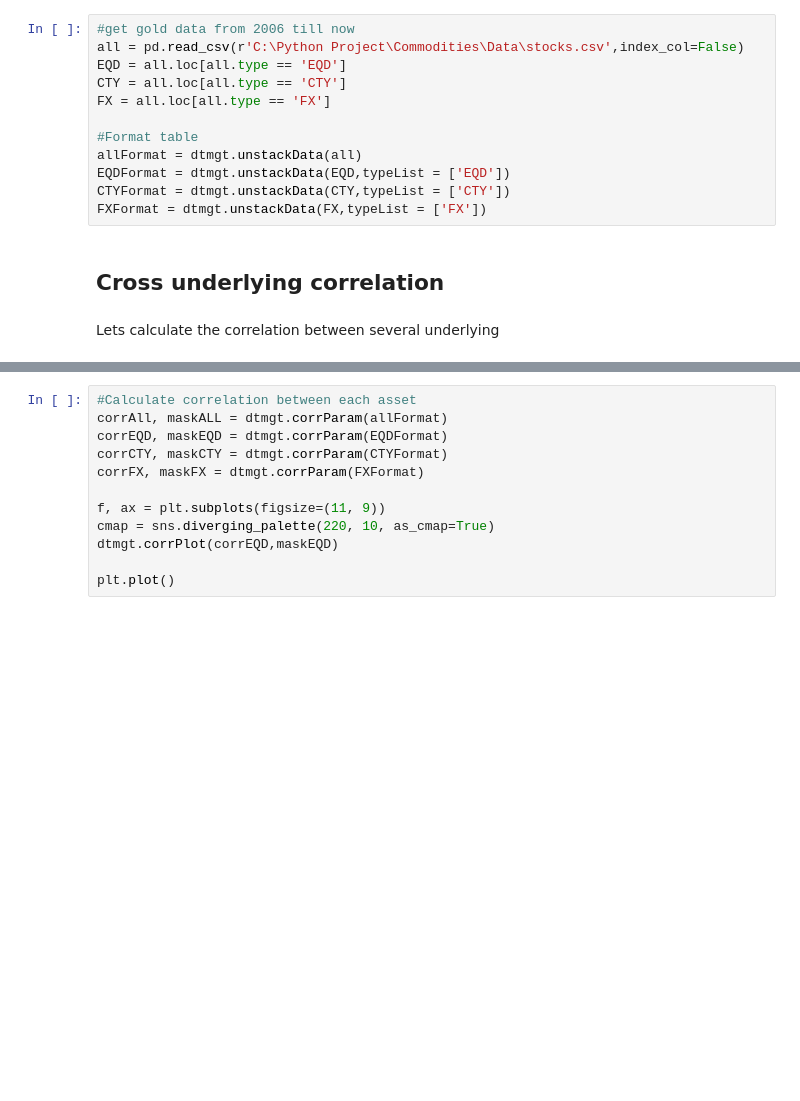
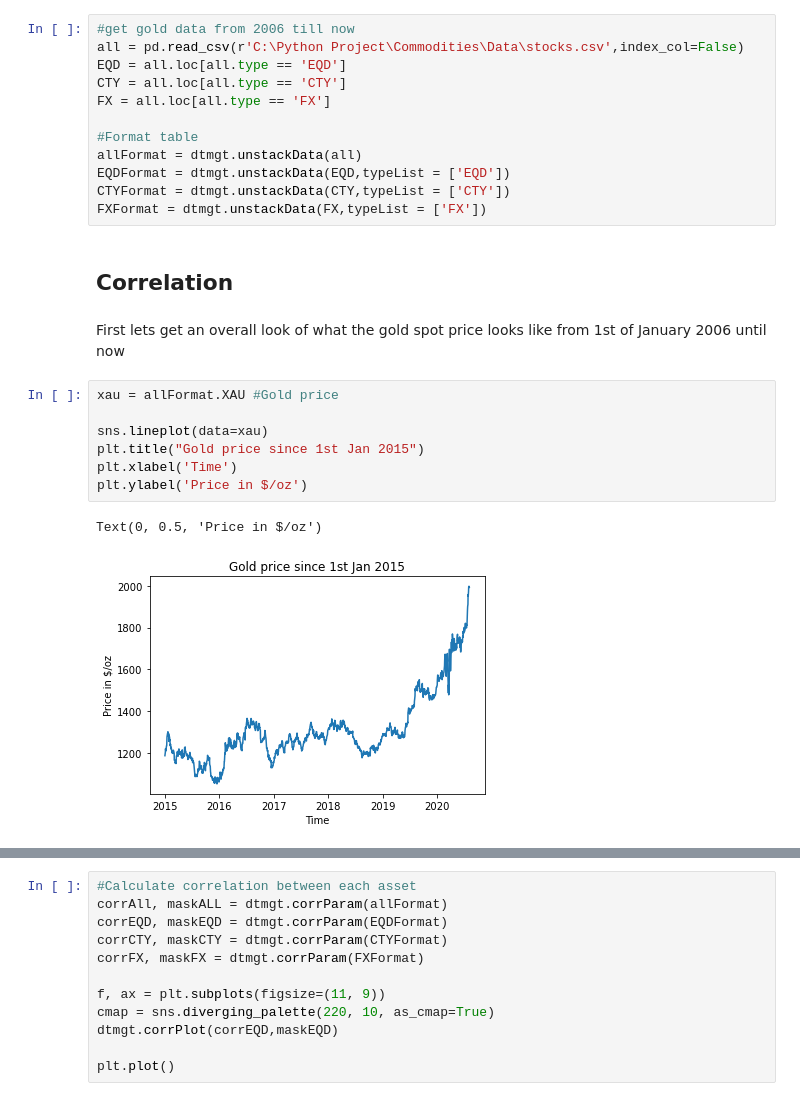
Before and after one commit to FranckNgN/Spot-prediction, a Jupyter notebook: report.ipynb, the cells around one changed output, grey strips where cells are left out. Drawn from its saved outputs; the diff is of its cells as text; blank space fills up the shorter version.

```diff
--- a/report.ipynb
+++ b/report.ipynb
@@ -36,7 +45,17 @@ allFormat = dtmgt.unstackData(all)
 EQDFormat = dtmgt.unstackData(EQD,typeList = ['EQD'])
 CTYFormat = dtmgt.unstackData(CTY,typeList = ['CTY'])
 FXFormat = dtmgt.unstackData(FX,typeList = ['FX'])
-# %% [markdown]
-## Cross underlying correlation
-# %% [markdown]
-Lets calculate the correlation between several underlying
+# %% [markdown]
+## Correlation
+# %% [markdown]
+First lets get an overall look of what the gold spot price looks like from 1st of January 2006 until now
+# %%
+xau = allFormat.XAU #Gold price
+
+sns.lineplot(data=xau)
+plt.title("Gold price since 1st Jan 2015")
+plt.xlabel('Time')
+plt.ylabel('Price in $/oz')
+# %% [output]
+Text(0, 0.5, 'Price in $/oz')
+[figure, added]
```
Also changed, not shown: parts of 6 cells of this notebook.
